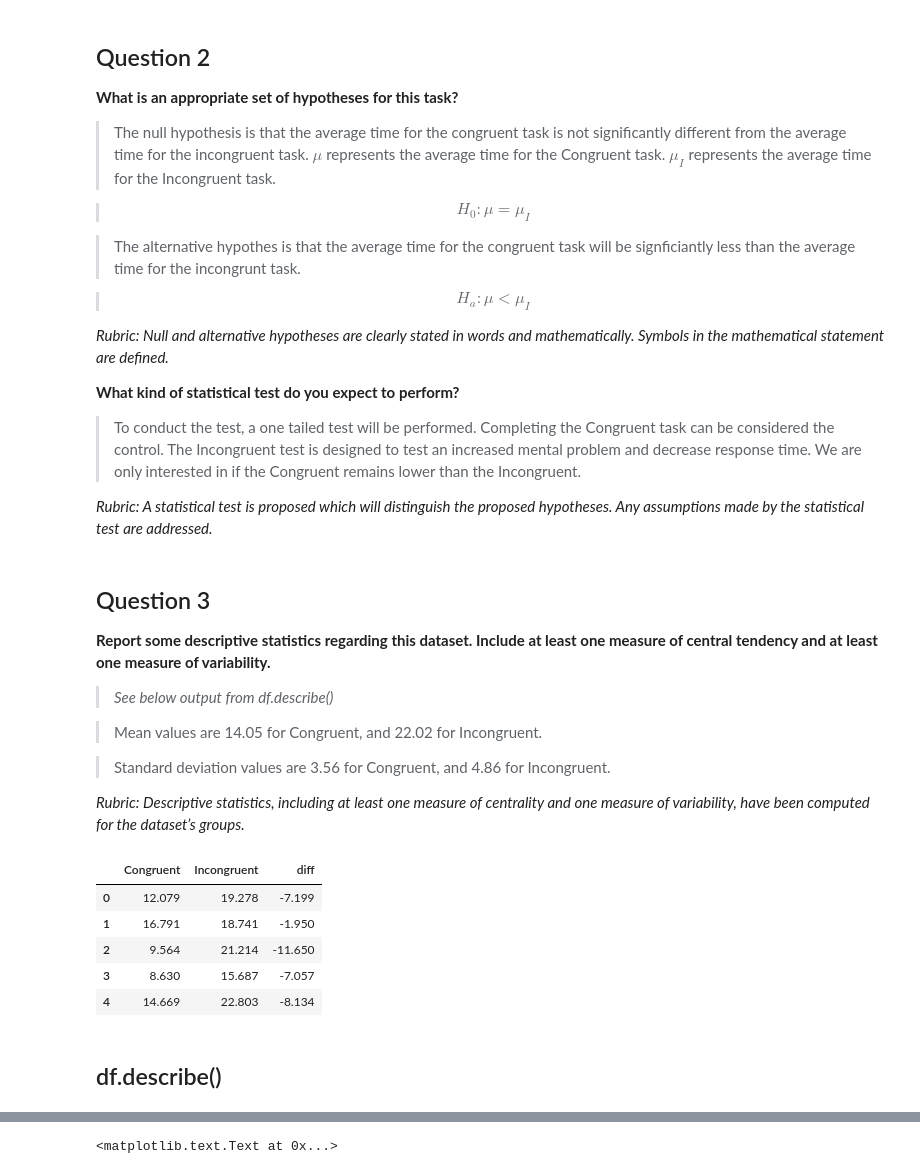
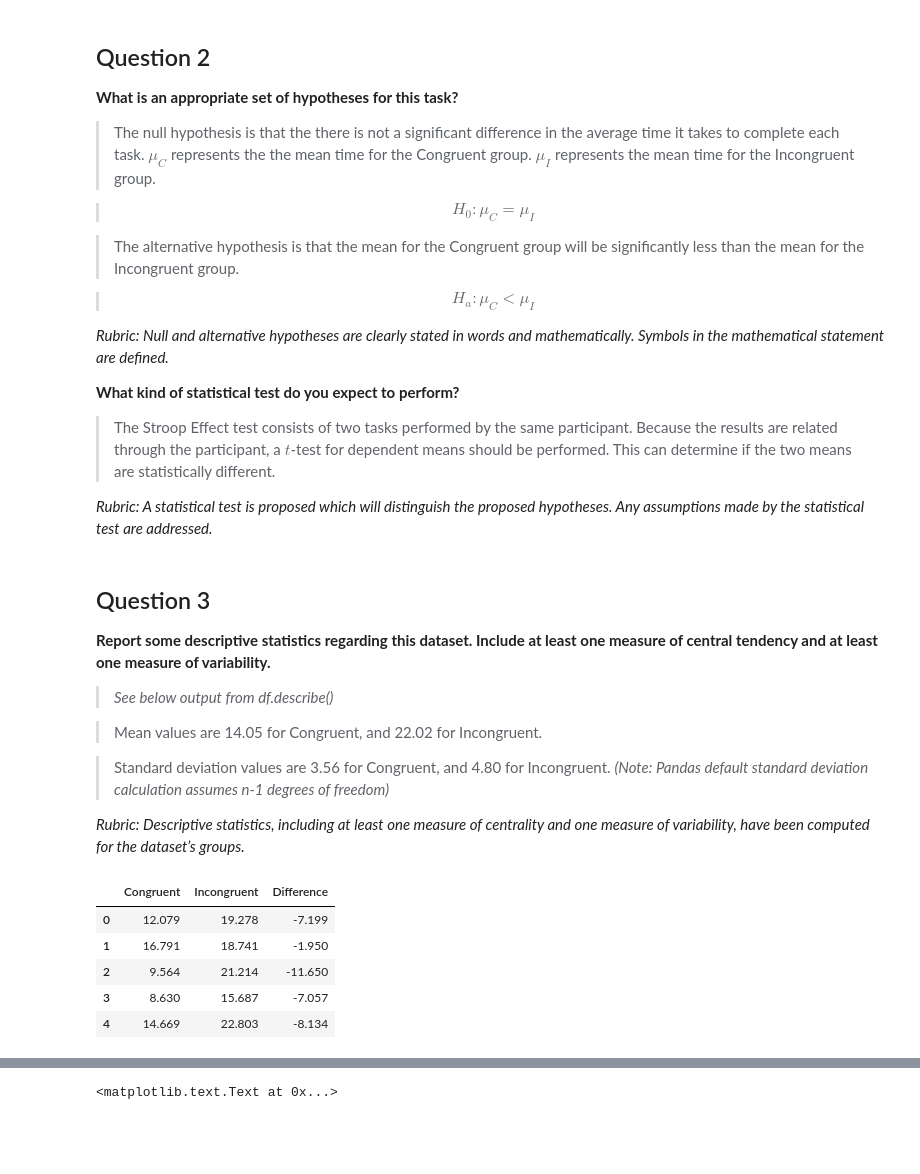
Before and after one commit to johnhagler/notebooks, a Jupyter notebook: Udacity/dandp1-stroopeffect/Stroop_Effect.ipynb, the cells around one changed output, grey strips where cells are left out. Cells and saved outputs as stored; diff of their text form; code cells hidden in the pictures; blank space fills up the shorter version.

```diff
--- a/Udacity/dandp1-stroopeffect/Stroop_Effect.ipynb
+++ b/Udacity/dandp1-stroopeffect/Stroop_Effect.ipynb
@@ -33,18 +33,18 @@ As a general note, be sure to keep a record of any resources that you use or ref
 ## Question 2
 
 **What is an appropriate set of hypotheses for this task?**
-> The null hypothesis is that the average time for the congruent task is not significantly different from the average time for the incongruent task.  $\mu$ represents the average time for the Congruent task.  $\mu_I$ represents the average time for the Incongruent task.
+> The null hypothesis is that the there is not a significant difference in the average time it takes to complete each task.  $\mu_C$ represents the the mean time for the Congruent group.  $\mu_I$ represents the mean time for the Incongruent group.
 
-> $$H_0: \mu=\mu_I $$
+> $$H_0: \mu_C = \mu_I $$
 
-> The alternative hypothes is that the average time for the congruent task will be signficiantly less than the average time for the incongrunt task.
+> The alternative hypothesis is that the mean for the Congruent group will be significantly less than the mean for the Incongruent group.
 
-> $$H_a: \mu<\mu_I $$
+> $$H_a: \mu_C < \mu_I $$
 
 *Rubric:  Null and alternative hypotheses are clearly stated in words and mathematically. Symbols in the mathematical statement are defined.*
 
 **What kind of statistical test do you expect to perform?**
-> To conduct the test, a one tailed test will be performed.  Completing the Congruent task can be considered the control.  The Incongruent test is designed to test an increased mental problem and decrease response time.  We are only interested in if the Congruent remains lower than the Incongruent.
+> The Stroop Effect test consists of two tasks performed by the same participant.  Because the results are related through the participant, a $t$-test for dependent means should be performed.  This can determine if the two means are statistically different.
 
 *Rubric:  A statistical test is proposed which will distinguish the proposed hypotheses. Any assumptions made by the statistical test are addressed.*
 # %% [markdown]
@@ -55,7 +55,7 @@ As a general note, be sure to keep a record of any resources that you use or ref
 
 > Mean values are 14.05 for Congruent, and 22.02 for Incongruent.
 
-> Standard deviation values are 3.56 for Congruent, and 4.86 for Incongruent.
+> Standard deviation values are 3.56 for Congruent, and 4.80 for Incongruent.  *(Note: Pandas default standard deviation calculation assumes n-1 degrees of freedom)*
 
 *Rubric:  Descriptive statistics, including at least one measure of centrality and one measure of variability, have been computed for the dataset’s groups.*
 # %%
@@ -73,14 +72,12 @@ sns.set_style("dark")
 sns.set_color_codes()
 # %%
 df = pd.read_csv('stroopdata.csv')
-df['diff'] = df['Congruent'] - df['Incongruent']
+df['Difference'] = df['Congruent'] - df['Incongruent']
 df.head()
 # %% [output]
-|  | Congruent | Incongruent | diff |
+|  | Congruent | Incongruent | Difference |
 | 0 | 12.079 | 19.278 | -7.199 |
 | 1 | 16.791 | 18.741 | -1.950 |
 | 2 | 9.564 | 21.214 | -11.650 |
 | 3 | 8.630 | 15.687 | -7.057 |
 | 4 | 14.669 | 22.803 | -8.134 |
-# %% [markdown]
-## df.describe()
```
Also changed, not shown: parts of 18 cells of this notebook, 8 other files.
